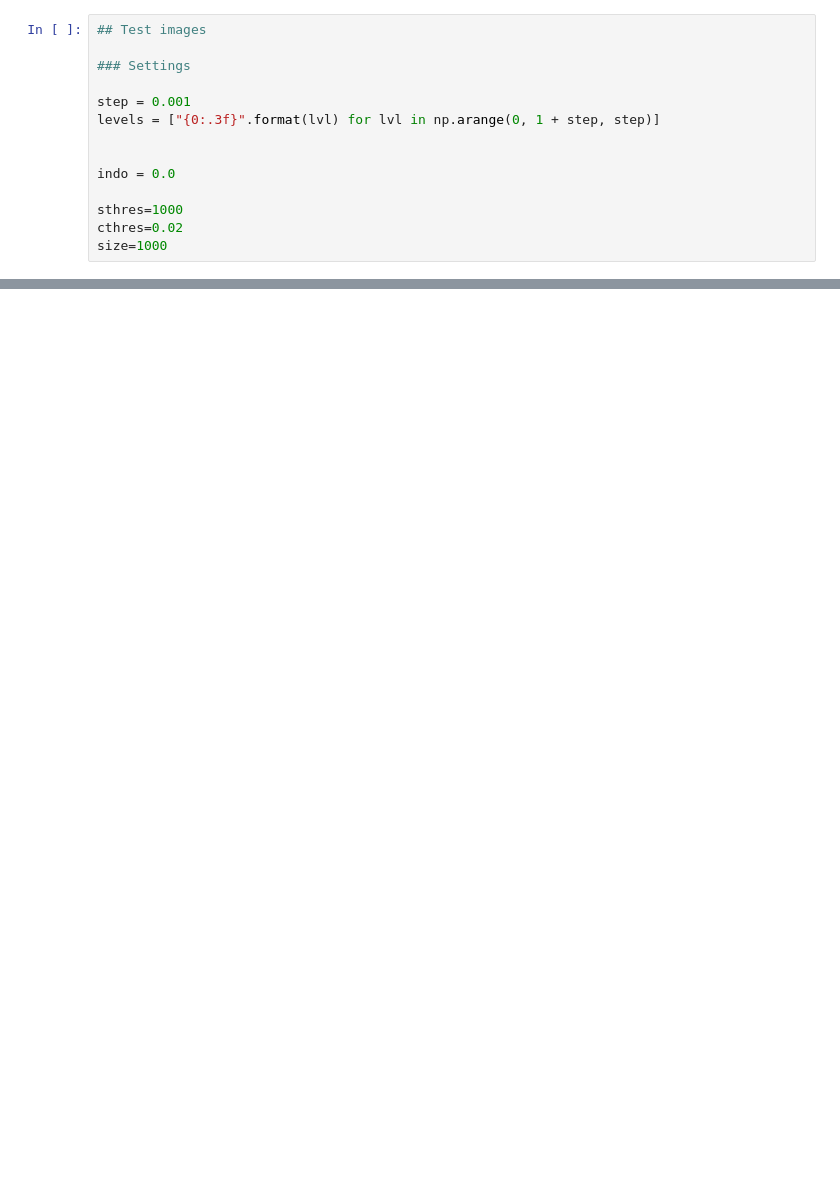
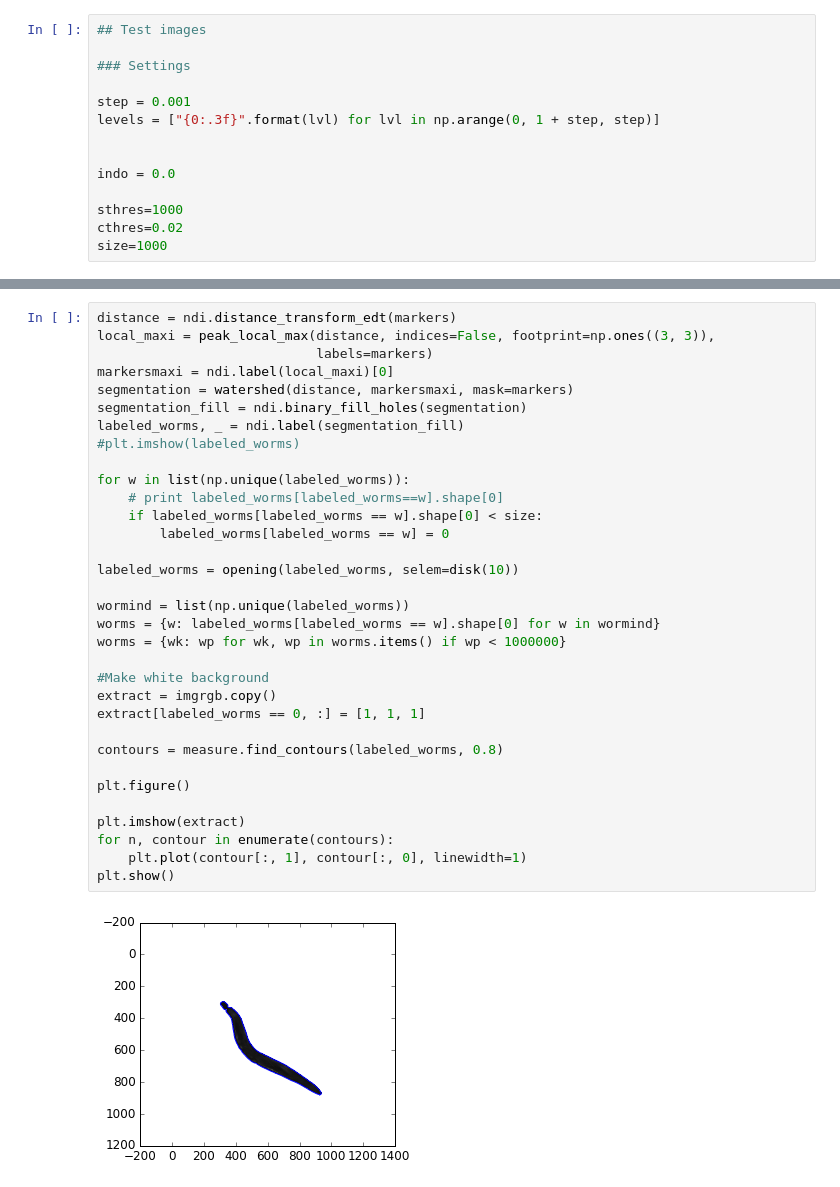
Before and after one commit to PNorvaisas/Celegans_segmentation, a Jupyter notebook: TF_acs-2.ipynb, the cells around one changed output, grey strips where cells are left out. Drawn from its saved outputs; the diff is of its cells as text; blank space fills up the shorter version.

Commit message:
TF segmentation

```diff
--- a/TF_acs-2.ipynb
+++ b/TF_acs-2.ipynb
@@ -239,0 +169,35 @@ TypeError: Improper input: N=2 must not exceed M=0
+# %%
+distance = ndi.distance_transform_edt(markers)
+local_maxi = peak_local_max(distance, indices=False, footprint=np.ones((3, 3)),
+                            labels=markers)
+markersmaxi = ndi.label(local_maxi)[0]
+segmentation = watershed(distance, markersmaxi, mask=markers)
+segmentation_fill = ndi.binary_fill_holes(segmentation)
+labeled_worms, _ = ndi.label(segmentation_fill)
+#plt.imshow(labeled_worms)
+
+for w in list(np.unique(labeled_worms)):
+    # print labeled_worms[labeled_worms==w].shape[0]
+    if labeled_worms[labeled_worms == w].shape[0] < size:
+        labeled_worms[labeled_worms == w] = 0
+
+labeled_worms = opening(labeled_worms, selem=disk(10))
+
+wormind = list(np.unique(labeled_worms))
+worms = {w: labeled_worms[labeled_worms == w].shape[0] for w in wormind}
+worms = {wk: wp for wk, wp in worms.items() if wp < 1000000}
+
+#Make white background
+extract = imgrgb.copy()
+extract[labeled_worms == 0, :] = [1, 1, 1]
+
+contours = measure.find_contours(labeled_worms, 0.8)
+
+plt.figure()
+
+plt.imshow(extract)
+for n, contour in enumerate(contours):
+    plt.plot(contour[:, 1], contour[:, 0], linewidth=1)
+plt.show()
+# %% [output]
+[figure, added]
```
Also changed, not shown: parts of 24 cells of this notebook, 2 other files.
